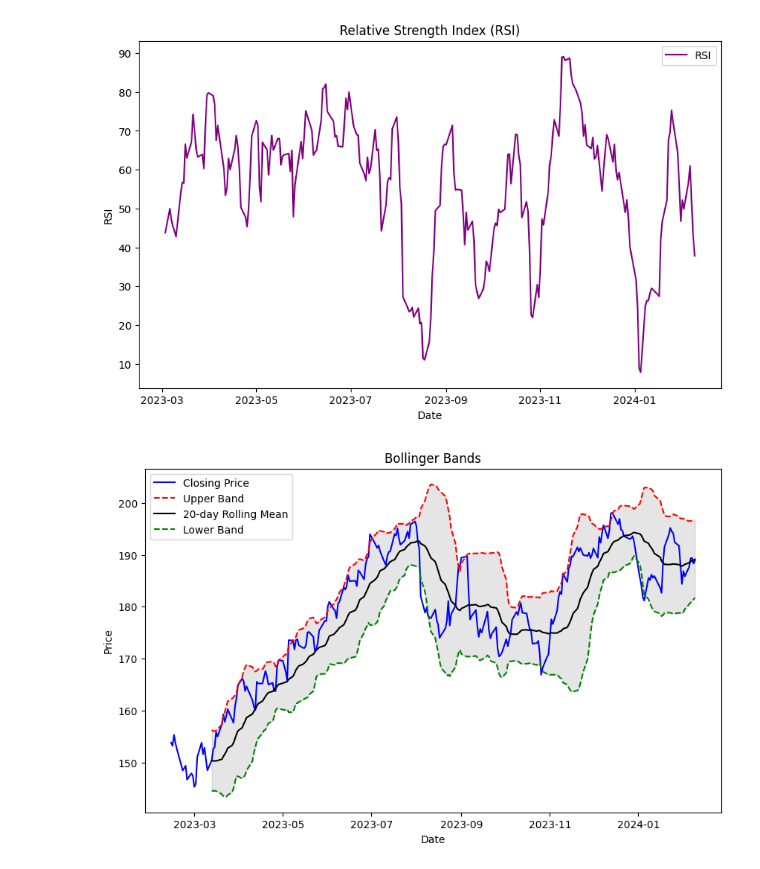
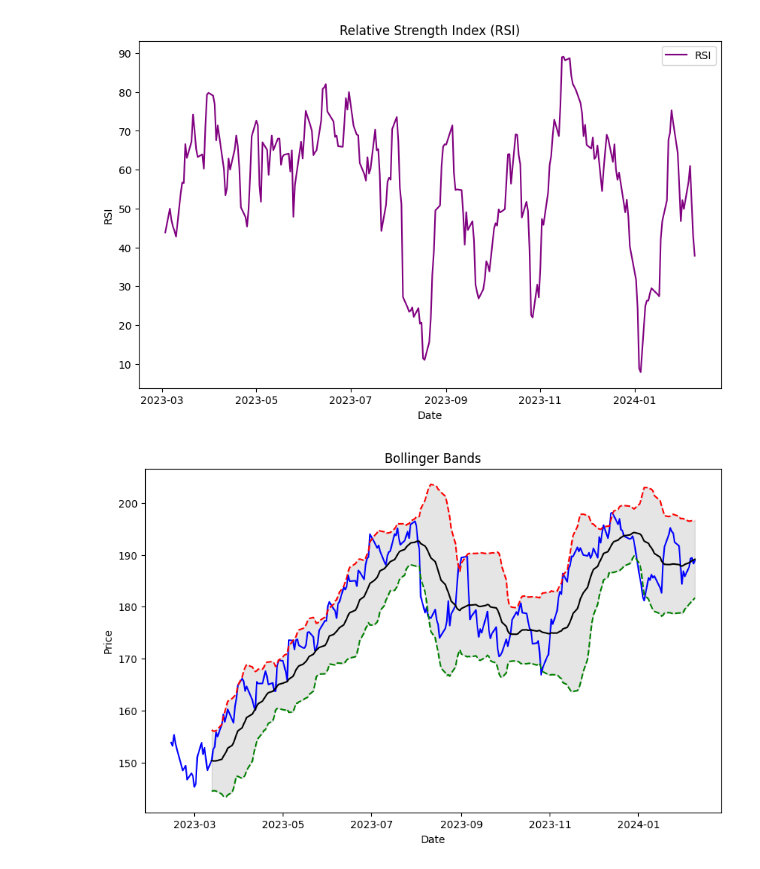
Before and after one commit to idriskhattak/EDA-on-Stocks, a Jupyter notebook: main.ipynb, the cells around one changed output. Saved outputs shown, nothing was run; the diff lists cells and outputs as text; code cells hidden in the pictures.

```diff
--- a/main.ipynb
+++ b/main.ipynb
@@ -123,19 +124,18 @@ plt.show()
 # %%
 # Plotting Bollinger Bands
 data['Rolling Mean'] = data['Close'].rolling(window=20).mean()
 data['Upper Band'] = data['Rolling Mean'] + 2 * data['Close'].rolling(window=20).std()
 data['Lower Band'] = data['Rolling Mean'] - 2 * data['Close'].rolling(window=20).std()
 
 plt.figure(figsize=(10, 6))
 plt.plot(data.index, data['Close'], label='Closing Price', color='blue')
 plt.plot(data.index, data['Upper Band'], label='Upper Band', color='red', linestyle='--')
 plt.plot(data.index, data['Rolling Mean'], label='20-day Rolling Mean', color='black')
 plt.plot(data.index, data['Lower Band'], label='Lower Band', color='green', linestyle='--')
 plt.fill_between(data.index, data['Upper Band'], data['Lower Band'], color='gray', alpha=0.2)
 plt.title('Bollinger Bands')
 plt.xlabel('Date')
 plt.ylabel('Price')
-plt.legend()
 plt.show()
 # %% [output]
-[figure, old version]
+[figure, new version]
```
Also changed, not shown: parts of 1 cell of this notebook, 8 other files.
